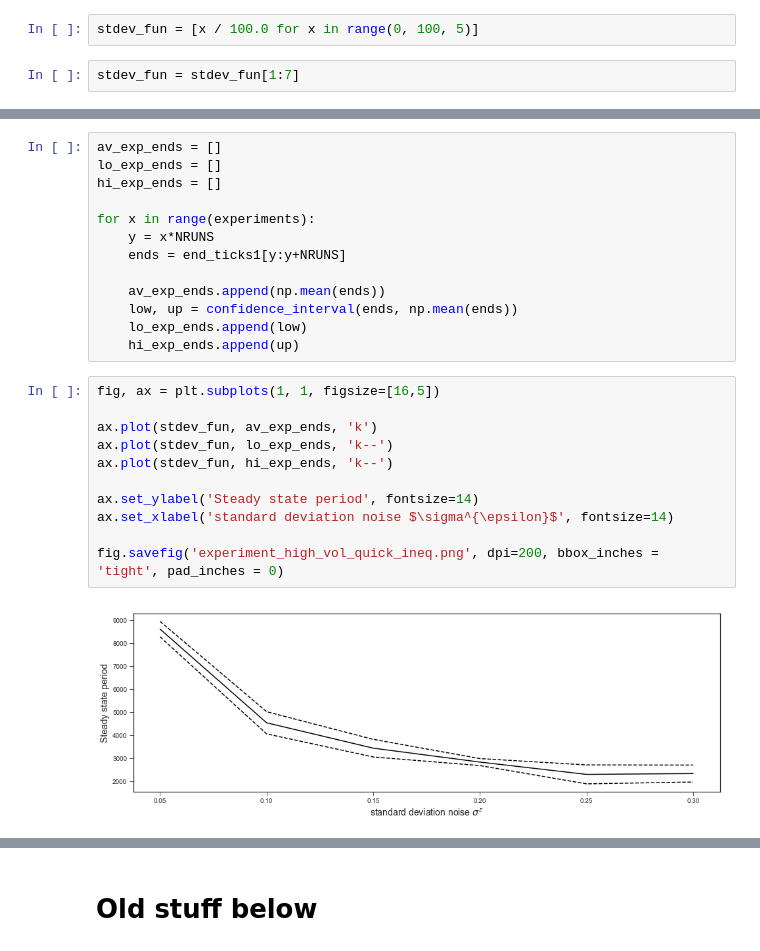
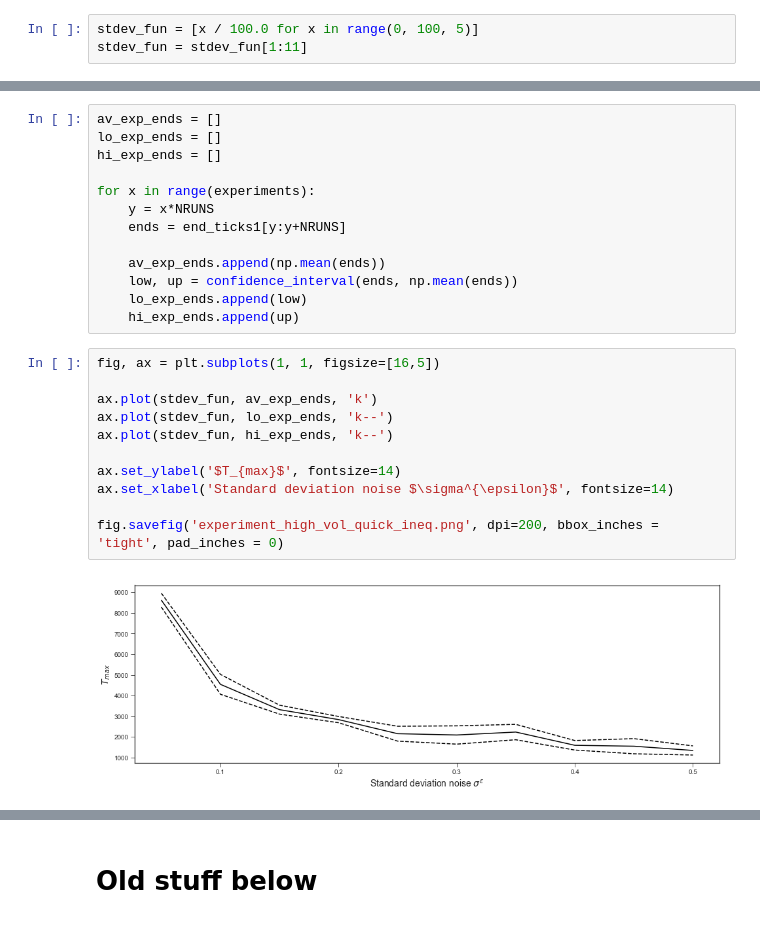
Before and after one commit to joerischasfoort/asset_volatility_wealth_inequality, a Jupyter notebook: volatility_inequality_model.ipynb, the cells around one changed output, grey strips where cells are left out. Saved outputs shown, nothing was run; the diff lists cells and outputs as text.

```diff
--- a/volatility_inequality_model.ipynb
+++ b/volatility_inequality_model.ipynb
@@ -401,8 +398,7 @@ fig.savefig('rise_of_poverty.png', dpi=200, bbox_inches = 'tight', pad_inches =
 # Experiment
 # %%
 stdev_fun = [x / 100.0 for x in range(0, 100, 5)]
+stdev_fun = stdev_fun[1:11]
-# %%
-stdev_fun = stdev_fun[1:7]
 # %%
 #params['ticks'] = 600
 # %%
@@ -479,13 +475,13 @@ for x in range(experiments):
 # %%
 fig, ax = plt.subplots(1, 1, figsize=[16,5])
 
 ax.plot(stdev_fun, av_exp_ends, 'k')
 ax.plot(stdev_fun, lo_exp_ends, 'k--')
 ax.plot(stdev_fun, hi_exp_ends, 'k--')
 
-ax.set_ylabel('Steady state period', fontsize=14)
-ax.set_xlabel('standard deviation noise $\sigma^{\epsilon}$', fontsize=14)
+ax.set_ylabel('$T_{max}$', fontsize=14)
+ax.set_xlabel('Standard deviation noise $\sigma^{\epsilon}$', fontsize=14)
 
 fig.savefig('experiment_high_vol_quick_ineq.png', dpi=200, bbox_inches = 'tight', pad_inches = 0)
 # %% [output]
-[figure, old version]
+[figure, new version]
```
Also changed, not shown: parts of 13 cells of this notebook, 1 other file.
